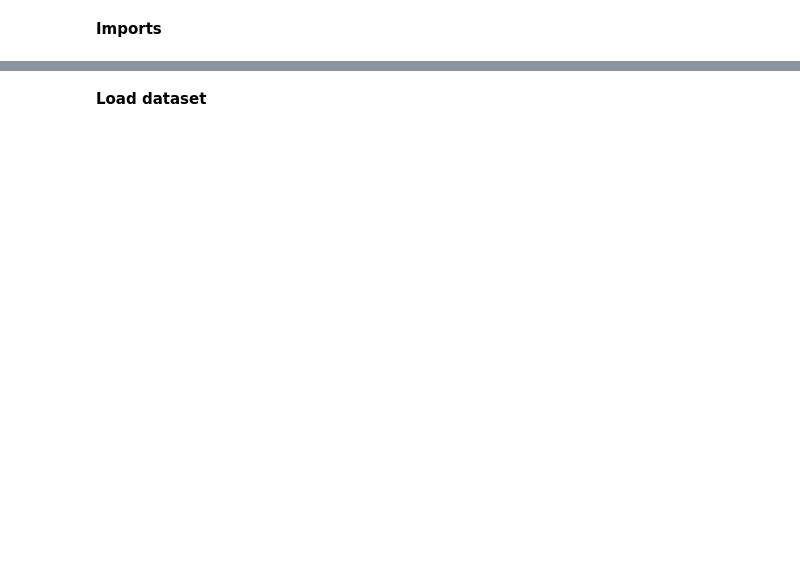
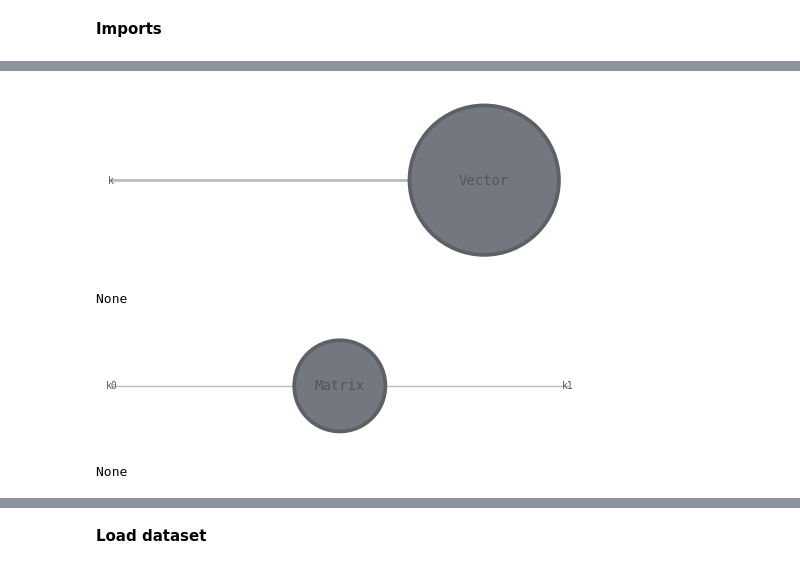
Before and after one commit to CERN-IT-INNOVATION/olqti-summer-school-2024, a Jupyter notebook: quantum_computing_applications_and_use_cases/tensor-networks-for-ML.ipynb, the cells around one changed output, grey strips where cells are left out. Cells and saved outputs as stored; diff of their text form; code cells hidden in the pictures; blank space fills up the shorter version.

```diff
--- a/quantum_computing_applications_and_use_cases/tensor-networks-for-ML.ipynb
+++ b/quantum_computing_applications_and_use_cases/tensor-networks-for-ML.ipynb
@@ -28,0 +45,18 @@ jax.config.update("jax_enable_x64", True)
+# %%
+data = np.array([1,0,0,1])
+inds = ('k')
+tags = ('Vector',)
+
+ket = qtn.Tensor(data=data, inds=inds, tags=tags)
+display(ket.draw())
+
+data = data.reshape((2,2))
+inds = ('k0', 'k1')
+tags = ('Matrix',)
+ket = qtn.Tensor(data=data, inds=inds, tags=tags)
+display(ket.draw())
+# %% [output]
+[figure, added]
+None
+[figure, added]
+None
```
Also changed, not shown: parts of 16 cells of this notebook.
